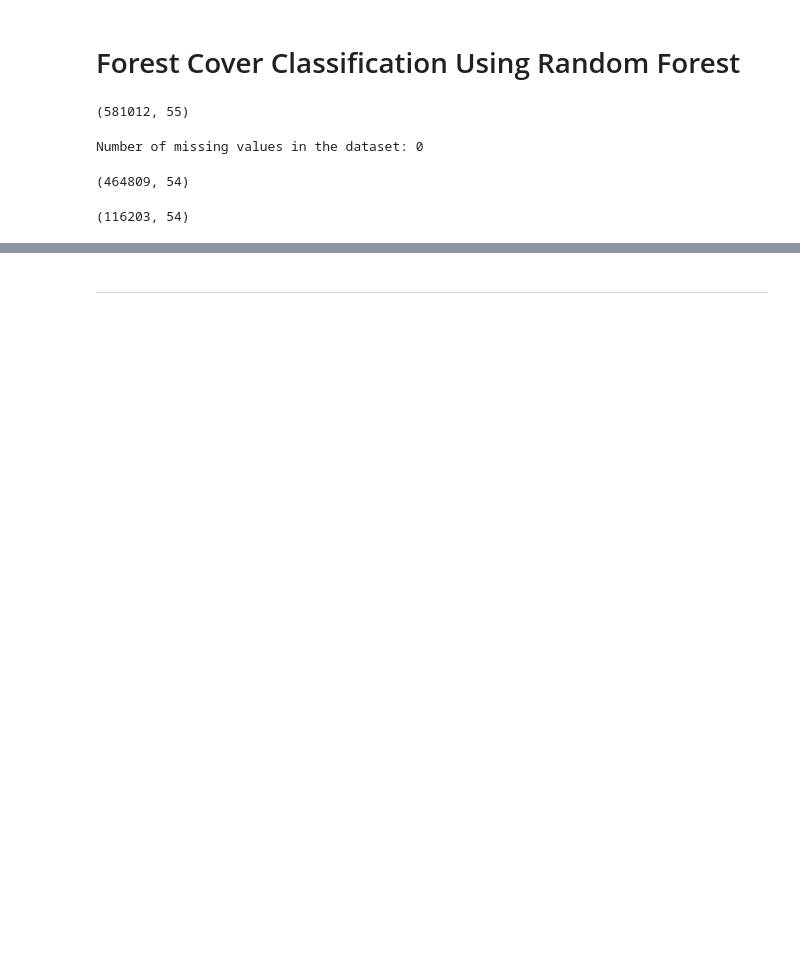
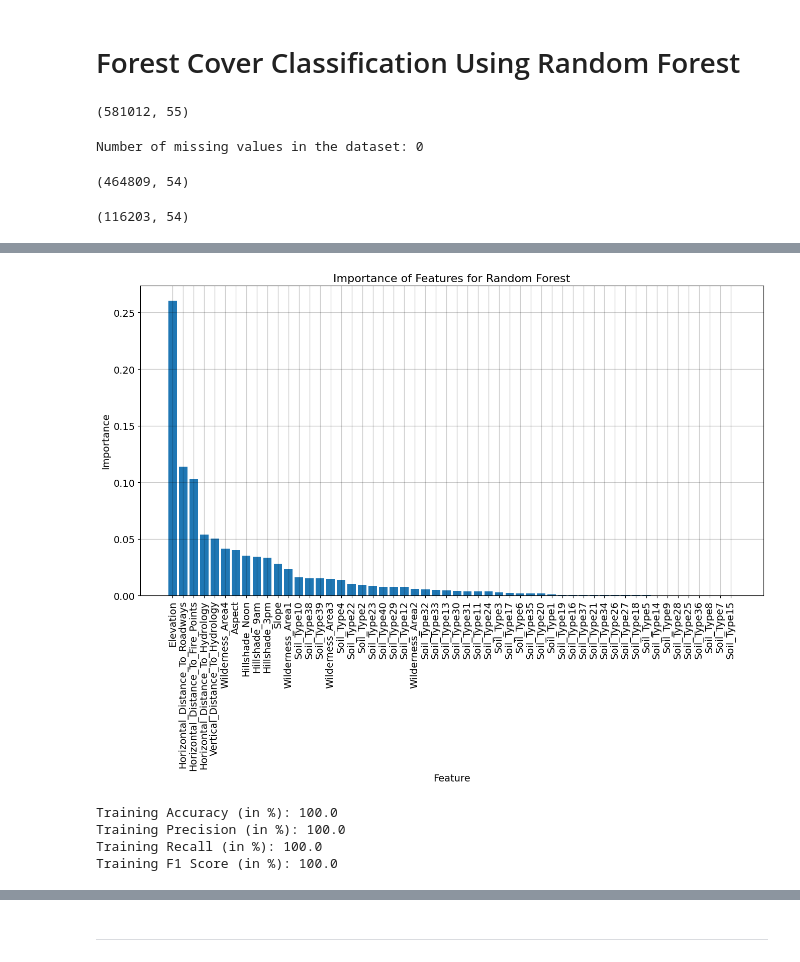
Before and after one commit to Mouleshwar3238/Forest_Cover_Classification, a Jupyter notebook: RandomForest_ForestCover.ipynb, the cells around one changed output, grey strips where cells are left out. Saved outputs shown, nothing was run; the diff lists cells and outputs as text; code cells hidden in the pictures; blank space fills up the shorter version.

```diff
--- a/RandomForest_ForestCover.ipynb
+++ b/RandomForest_ForestCover.ipynb
@@ -329,0 +173,43 @@ plt.show()
+# %%
+best_rf_clf = halving_search.best_estimator_
+
+# Making predictions with the best estimator
+y_train_pred = best_rf_clf.predict(X_train)
+y_test_pred = best_rf_clf.predict(X_test)
+# %%
+feature_names = data_set.columns.tolist()
+
+# Extracting importance of each feature
+feature_importances = best_rf_clf.feature_importances_
+
+# Indices of the features sorted by importance
+indices = np.argsort(feature_importances)[::-1]
+
+# Create a bar plot
+plt.figure(figsize=(16, 8))
+plt.title('Importance of Features for Random Forest',color='black', fontsize=16)
+plt.bar(range(X_train.shape[1]), feature_importances[indices], align="center")
+plt.xticks(range(X_train.shape[1]), np.array(feature_names)[indices], rotation=90)
+plt.xlabel('Feature', color='black', fontsize=14)
+plt.ylabel('Importance', color='black', fontsize=14)
+plt.grid(True, linewidth=1, color='black', alpha=0.2)
+plt.tick_params(axis='both', which='major', labelsize=14)
+plt.show()
+# %% [output]
+[figure, added]
+# %%
+# Computing the performance metrics for the training subset
+train_accuracy = accuracy_score(y_train, y_train_pred)
+train_precision = precision_score(y_train, y_train_pred, average='weighted')
+train_recall = recall_score(y_train, y_train_pred, average='weighted')
+train_f1 = f1_score(y_train, y_train_pred, average='weighted')
+
+print("Training Accuracy (in %):",round(train_accuracy*100,3))
+print("Training Precision (in %):",round(train_precision*100,3))
+print("Training Recall (in %):",round(train_recall*100,3))
+print("Training F1 Score (in %):",round(train_f1*100,3))
+# %% [output]
+Training Accuracy (in %): 100.0
+Training Precision (in %): 100.0
+Training Recall (in %): 100.0
+Training F1 Score (in %): 100.0
```
Also changed, not shown: parts of 34 cells of this notebook.
